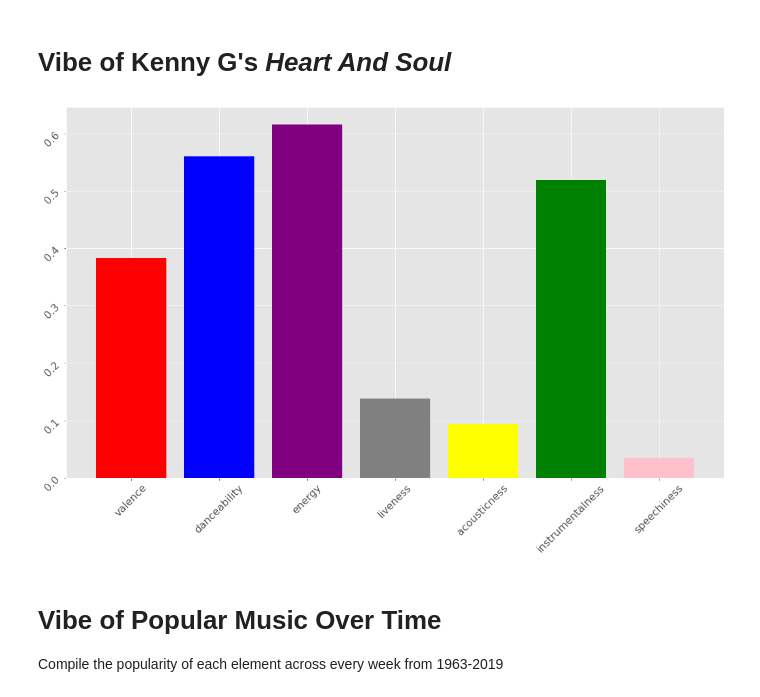
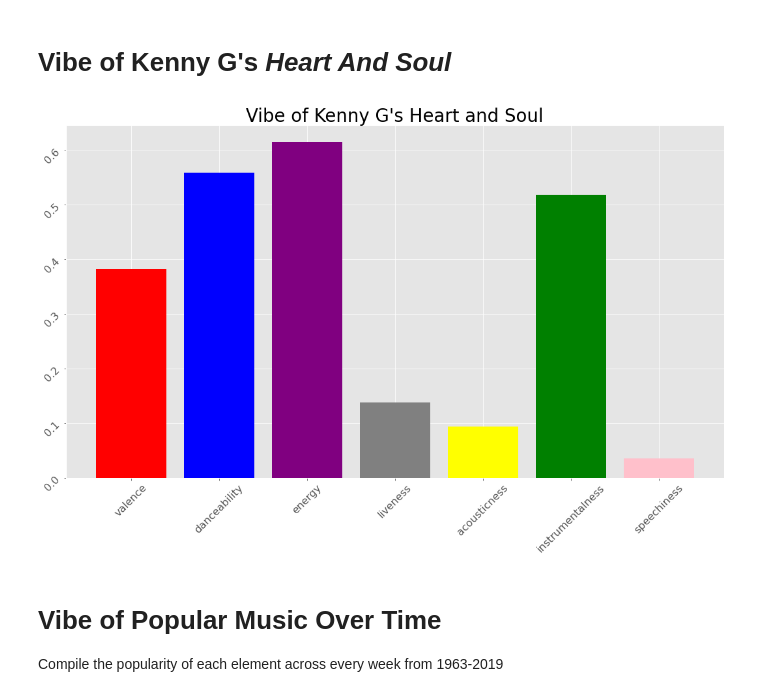
Before and after one commit to ZackMagnotti/tin-pan-data, a Jupyter notebook: vibe-analysis.ipynb, the cells around one changed output. Drawn from its saved outputs; the diff is of its cells as text; code cells hidden in the pictures.

Commit message:
finalized Kenny G vibe plot

```diff
--- a/vibe-analysis.ipynb
+++ b/vibe-analysis.ipynb
@@ -35,14 +35,14 @@ def vibe(chart, params = song_parameters):
 # %%
 fig, ax = plt.subplots(figsize=(15,10))
 ax.bar(normal_parameters,
        albums[normal_parameters].loc['Heart And Soul', 'Kenny G'],
        color=['red', 'blue', 'purple', 'grey', 'yellow', 'green', 'pink']
       )
+ax.set_title('Vibe of Kenny G\'s Heart and Soul', fontsize='xx-large')
 ax.tick_params(labelrotation=45)
 fig.tight_layout()
-# albums.reset_index()[albums.reset_index()['artist'] == 'Kenny G']
 # %% [output]
-[figure, old version]
+[figure, new version]
 # %% [markdown]
 # Vibe of Popular Music Over Time
 
```
